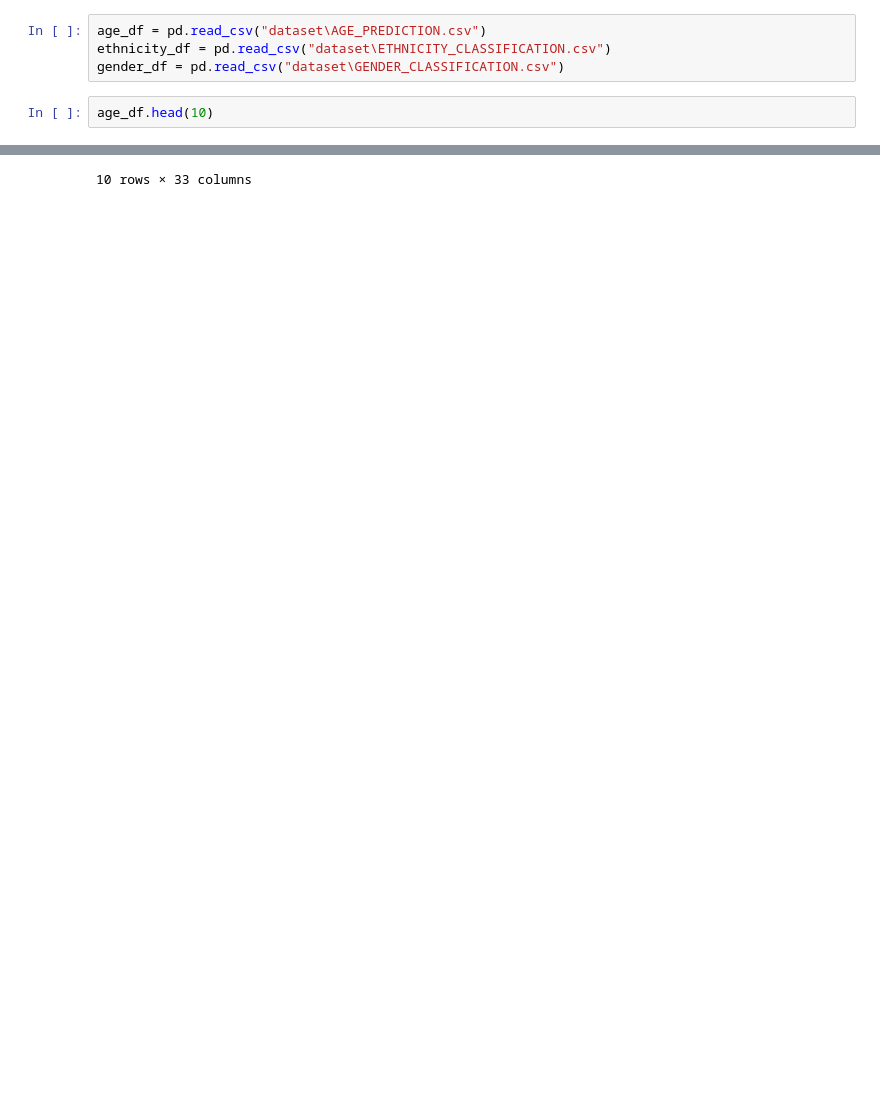
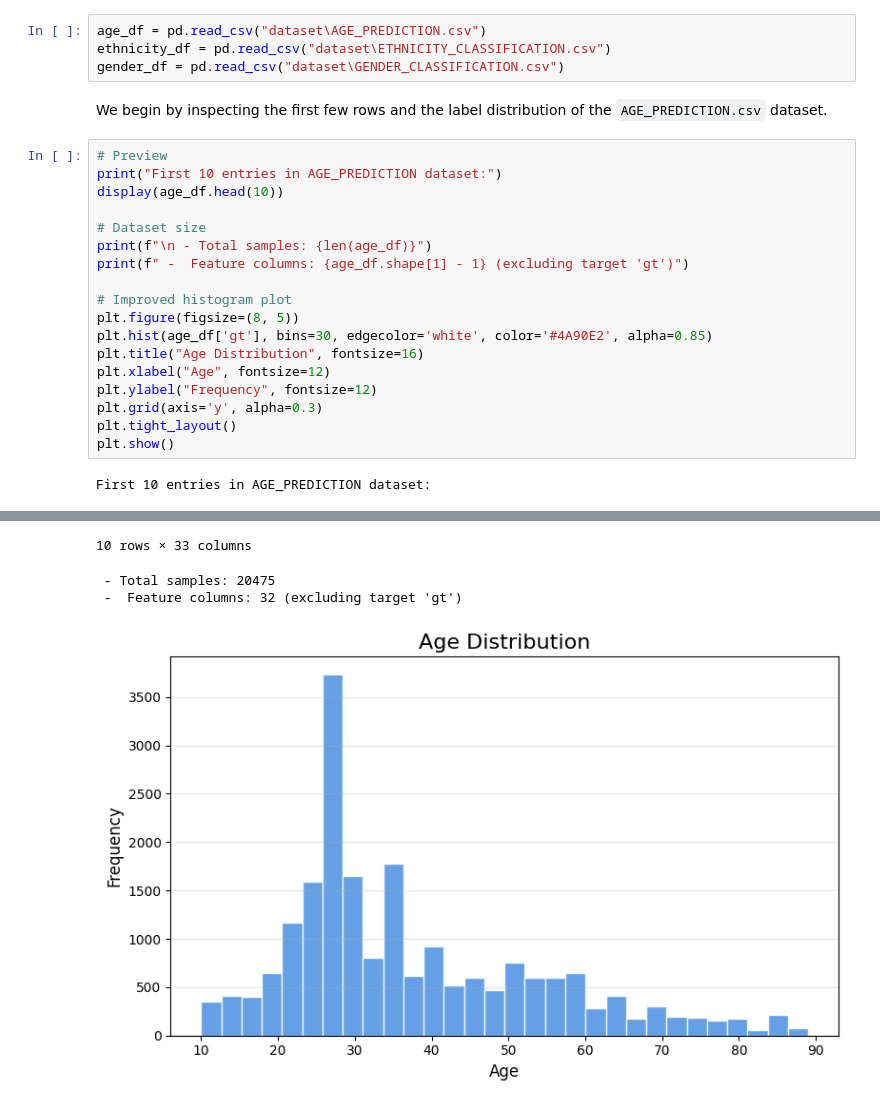
Before and after one commit to GabrielPinos/OMDS_FinalProject, a Jupyter notebook: final_project.ipynb, the cells around one changed output, grey strips where cells are left out. Cells and saved outputs as stored; diff of their text form; blank space fills up the shorter version.

Commit message:
first part

```diff
--- a/final_project.ipynb
+++ b/final_project.ipynb
@@ -18,18 +37,40 @@ import numpy as np
 age_df = pd.read_csv("dataset\AGE_PREDICTION.csv")
 ethnicity_df = pd.read_csv("dataset\ETHNICITY_CLASSIFICATION.csv")
 gender_df = pd.read_csv("dataset\GENDER_CLASSIFICATION.csv")
+# %% [markdown]
+We begin by inspecting the first few rows and the label distribution of the `AGE_PREDICTION.csv` dataset.
 # %%
-age_df.head(10)
+# Preview
+print("First 10 entries in AGE_PREDICTION dataset:")
+display(age_df.head(10))
+
+# Dataset size
+print(f"\n - Total samples: {len(age_df)}")
+print(f" -  Feature columns: {age_df.shape[1] - 1} (excluding target 'gt')")
+
+# Improved histogram plot
+plt.figure(figsize=(8, 5))
+plt.hist(age_df['gt'], bins=30, edgecolor='white', color='#4A90E2', alpha=0.85)
+plt.title("Age Distribution", fontsize=16)
+plt.xlabel("Age", fontsize=12)
+plt.ylabel("Frequency", fontsize=12)
+plt.grid(axis='y', alpha=0.3)
+plt.tight_layout()
+plt.show()
 # %% [output]
+First 10 entries in AGE_PREDICTION dataset:
 |  | feat_1 | feat_2 | feat_3 | feat_4 | feat_5 | feat_6 | feat_7 | feat_8 | feat_9 | feat_10 | ... | ... |
 | 0 | 2.686191 | -0.989465 | -0.920503 | 1.607427 | -0.896248 | 1.118974 | -0.969456 | 1.811707 | 2.560955 | 3.803463 | ... | ... |
 | 1 | -0.887917 | 4.915272 | -0.939446 | -0.343677 | -0.964685 | -0.478649 | 4.342395 | -0.332870 | -0.768041 | -0.815375 | ... | ... |
 | 2 | -0.923215 | 2.746968 | -0.918085 | 0.047804 | -0.908587 | -0.451752 | 2.984481 | 0.535007 | -0.591029 | -0.324043 | ... | ... |
 | 3 | -0.268866 | -0.408416 | -0.935145 | 0.731800 | -0.922438 | 0.221781 | -0.046606 | 1.149634 | 0.592136 | 1.357959 | ... | ... |
 | 4 | 0.529231 | -0.829957 | -0.897425 | 0.921280 | -0.865304 | 0.331018 | -0.644940 | 1.296097 | 1.166863 | 2.036034 | ... | ... |
 | 5 | -0.793087 | 1.832985 | -0.964968 | 0.274521 | -0.962229 | -0.288595 | 2.333454 | 0.788157 | -0.311396 | 0.353214 | ... | ... |
 | 6 | -0.627914 | 0.537031 | -0.846287 | 0.484149 | -0.802970 | -0.255616 | 1.103370 | 0.905729 | 0.121083 | 0.820827 | ... | ... |
 | 7 | -0.825429 | 3.686025 | -0.979020 | 0.053158 | -0.983342 | -0.448615 | 3.839871 | 0.161758 | -0.641629 | -0.414449 | ... | ... |
 | 8 | 1.978345 | -0.941560 | -0.906123 | 1.604776 | -0.881297 | 0.819134 | -0.879738 | 1.500830 | 1.694242 | 3.005683 | ... | ... |
 | 9 | 6.975595 | -0.999944 | -0.979416 | 5.483491 | -0.976307 | 3.397312 | -0.999714 | 2.934085 | 6.361970 | 9.293163 | ... | ... |
-10 rows × 33 columns
+10 rows × 33 columns
+ - Total samples: 20475
+ -  Feature columns: 32 (excluding target 'gt')
+[figure, added]
```
Also changed, not shown: parts of 30 cells of this notebook, 7 other files.
